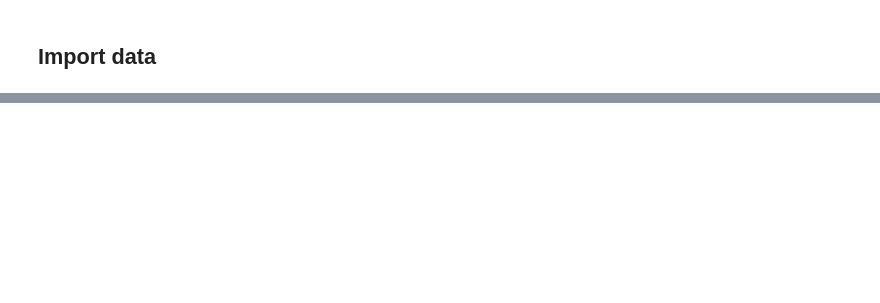
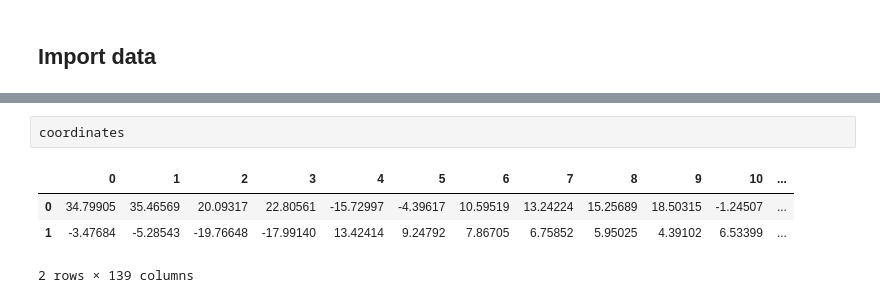
Before and after one commit to camoalon/language_genes, a Jupyter notebook: PCA.ipynb, the cells around one changed output, grey strips where cells are left out. Cells and saved outputs as stored; diff of their text form; blank space fills up the shorter version.

```diff
--- a/PCA.ipynb
+++ b/PCA.ipynb
@@ -17,0 +58,7 @@ HTTPError: ignored
+# %%
+coordinates
+# %% [output]
+|  | 0 | 1 | 2 | 3 | 4 | 5 | 6 | 7 | 8 | 9 | 10 | ... |
+| 0 | 34.79905 | 35.46569 | 20.09317 | 22.80561 | -15.72997 | -4.39617 | 10.59519 | 13.24224 | 15.25689 | 18.50315 | -1.24507 | ... |
+| 1 | -3.47684 | -5.28543 | -19.76648 | -17.99140 | 13.42414 | 9.24792 | 7.86705 | 6.75852 | 5.95025 | 4.39102 | 6.53399 | ... |
+2 rows × 139 columns
```
Also changed, not shown: parts of 13 cells of this notebook.
